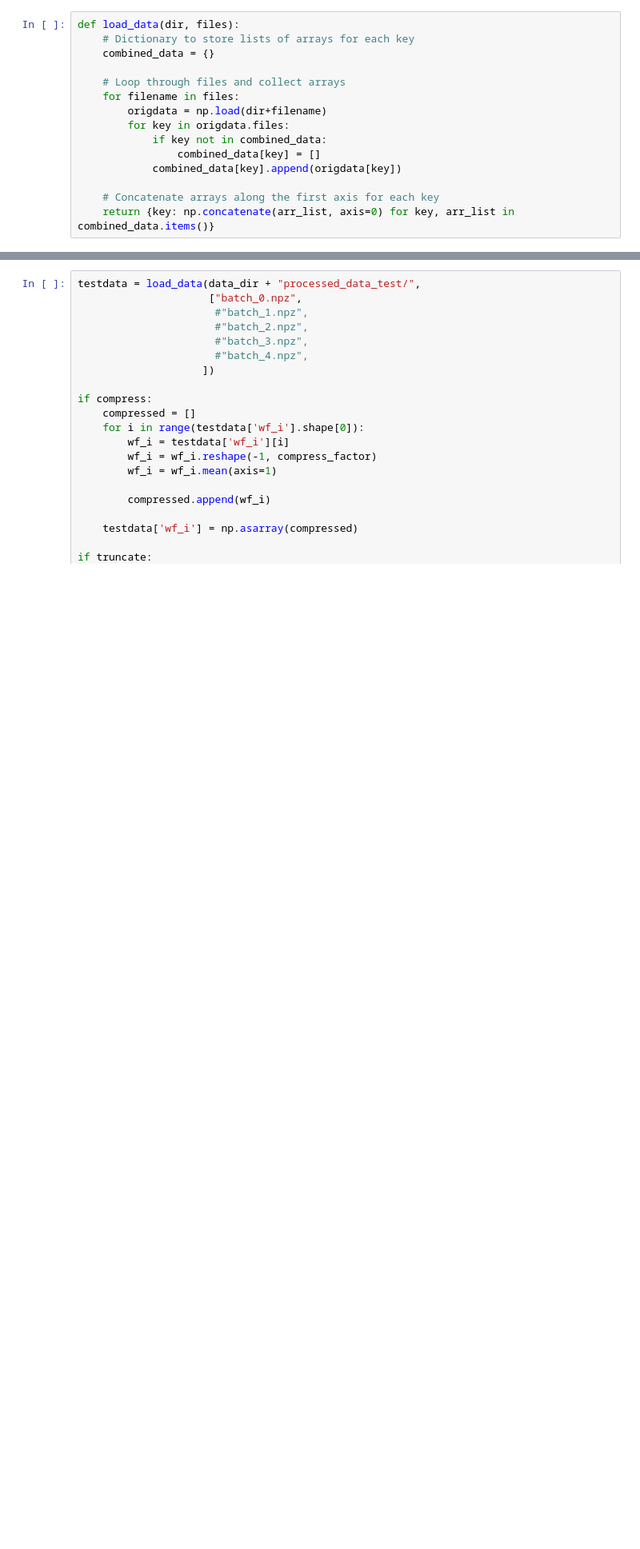
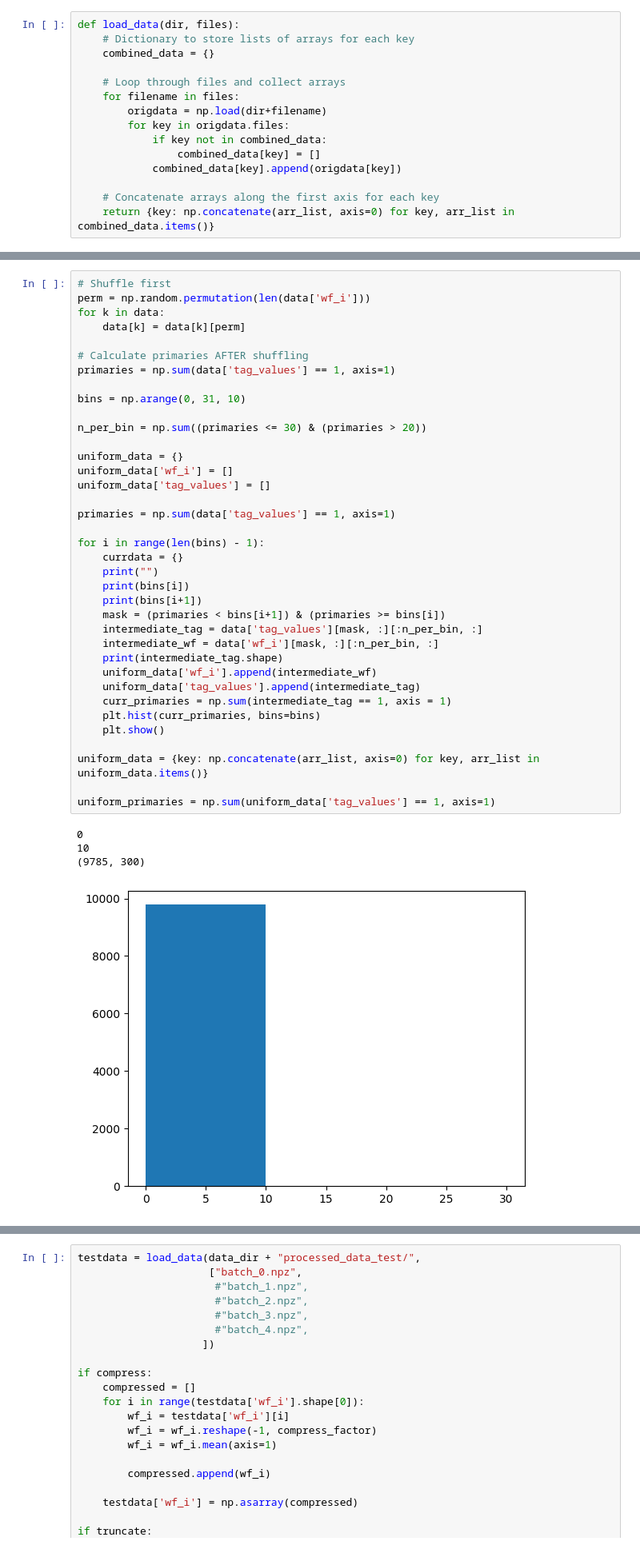
Before and after one commit to dnzy06/drift-chamber-ml, a Jupyter notebook: code/ml_clustercount.ipynb, the cells around one changed output, grey strips where cells are left out. Shown at 80% size. Cells and saved outputs as stored; diff of their text form; blank space fills up the shorter version.

```diff
--- a/code/ml_clustercount.ipynb
+++ b/code/ml_clustercount.ipynb
@@ -148,0 +168,42 @@ if truncate:
+# %%
+# Shuffle first
+perm = np.random.permutation(len(data['wf_i']))
+for k in data:
+    data[k] = data[k][perm]
+
+# Calculate primaries AFTER shuffling
+primaries = np.sum(data['tag_values'] == 1, axis=1)
+
+bins = np.arange(0, 31, 10)
+
+n_per_bin = np.sum((primaries <= 30) & (primaries > 20))
+
+uniform_data = {}
+uniform_data['wf_i'] = []
+uniform_data['tag_values'] = []
+
+primaries = np.sum(data['tag_values'] == 1, axis=1)
+
+for i in range(len(bins) - 1):
+    currdata = {}
+    print("")
+    print(bins[i])
+    print(bins[i+1])
+    mask = (primaries < bins[i+1]) & (primaries >= bins[i])
+    intermediate_tag = data['tag_values'][mask, :][:n_per_bin, :]
+    intermediate_wf = data['wf_i'][mask, :][:n_per_bin, :]
+    print(intermediate_tag.shape)
+    uniform_data['wf_i'].append(intermediate_wf)
+    uniform_data['tag_values'].append(intermediate_tag)
+    curr_primaries = np.sum(intermediate_tag == 1, axis = 1)
+    plt.hist(curr_primaries, bins=bins)
+    plt.show()
+
+uniform_data = {key: np.concatenate(arr_list, axis=0) for key, arr_list in uniform_data.items()}
+
+uniform_primaries = np.sum(uniform_data['tag_values'] == 1, axis=1)
+# %% [output]
+0
+10
+(9785, 300)
+[figure, added]
```
Also changed, not shown: parts of 17 cells of this notebook, 5 other files.
